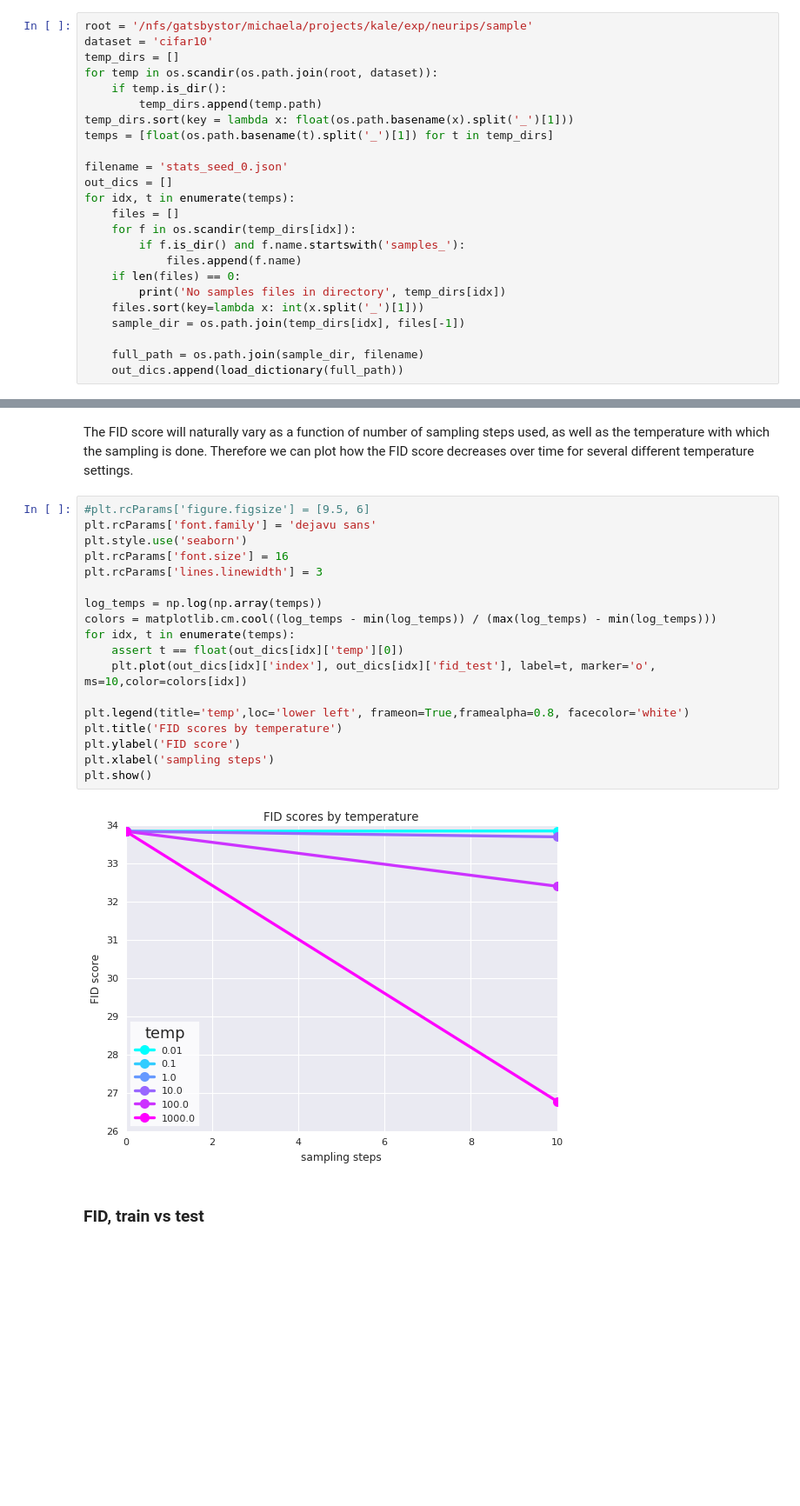
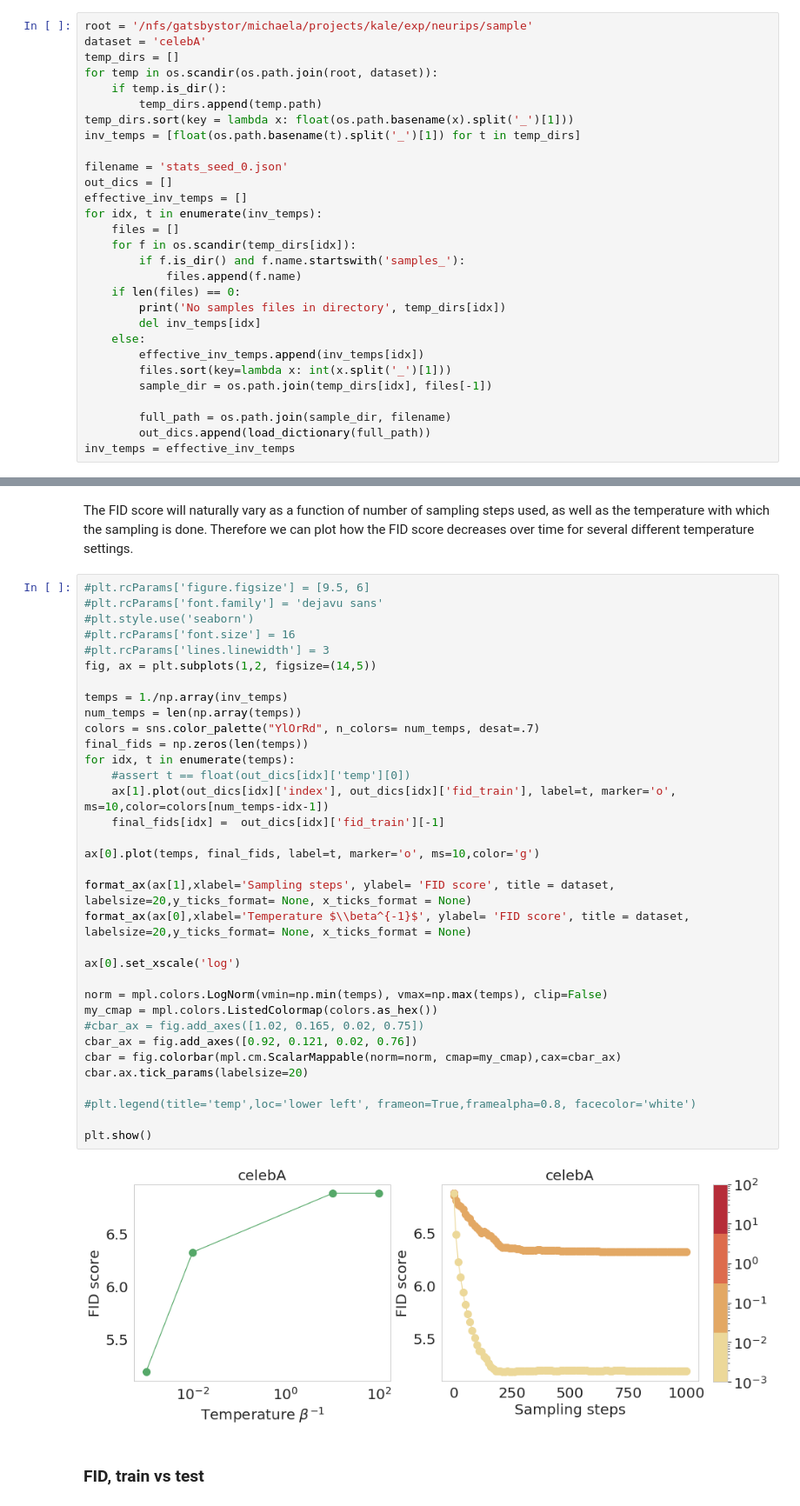
Before and after one commit to MichaelArbel/GeneralizedEBM, a Jupyter notebook: notebooks/Sampling.ipynb, the cells around one changed output, grey strips where cells are left out. Shown at 87% size. Saved outputs shown, nothing was run; the diff lists cells and outputs as text; blank space fills up the shorter version.

```diff
--- a/notebooks/Sampling.ipynb
+++ b/notebooks/Sampling.ipynb
@@ -57,25 +75,30 @@ def save(n, ext='.pdf', save_figs=True, **kwargs):
 Here, we read in the appropriate directories to extract the results from each run, grouped by temperature, into the `temps` and `out_dics` objects.
 # %%
 root = '/nfs/gatsbystor/michaela/projects/kale/exp/neurips/sample'
-dataset = 'cifar10'
+dataset = 'celebA'
 temp_dirs = []
 for temp in os.scandir(os.path.join(root, dataset)):
     if temp.is_dir():
         temp_dirs.append(temp.path)
 temp_dirs.sort(key = lambda x: float(os.path.basename(x).split('_')[1]))
-temps = [float(os.path.basename(t).split('_')[1]) for t in temp_dirs]
+inv_temps = [float(os.path.basename(t).split('_')[1]) for t in temp_dirs]
 
 filename = 'stats_seed_0.json'
 out_dics = []
-for idx, t in enumerate(temps):
+effective_inv_temps = []
+for idx, t in enumerate(inv_temps):
     files = []
     for f in os.scandir(temp_dirs[idx]):
         if f.is_dir() and f.name.startswith('samples_'):
             files.append(f.name)
     if len(files) == 0:
         print('No samples files in directory', temp_dirs[idx])
-    files.sort(key=lambda x: int(x.split('_')[1]))
-    sample_dir = os.path.join(temp_dirs[idx], files[-1])
+        del inv_temps[idx]
+    else:
+        effective_inv_temps.append(inv_temps[idx])
+        files.sort(key=lambda x: int(x.split('_')[1]))
+        sample_dir = os.path.join(temp_dirs[idx], files[-1])
 
-    full_path = os.path.join(sample_dir, filename)
-    out_dics.append(load_dictionary(full_path))
+        full_path = os.path.join(sample_dir, filename)
+        out_dics.append(load_dictionary(full_path))
+inv_temps = effective_inv_temps
@@ -90,24 +115,40 @@ The FID score will naturally vary as a function of number of sampling steps used
 Therefore we can plot how the FID score decreases over time for several different temperature settings.
 # %%
 #plt.rcParams['figure.figsize'] = [9.5, 6]
-plt.rcParams['font.family'] = 'dejavu sans'
-plt.style.use('seaborn')
-plt.rcParams['font.size'] = 16
-plt.rcParams['lines.linewidth'] = 3
+#plt.rcParams['font.family'] = 'dejavu sans'
+#plt.style.use('seaborn')
+#plt.rcParams['font.size'] = 16
+#plt.rcParams['lines.linewidth'] = 3
+fig, ax = plt.subplots(1,2, figsize=(14,5))
 
-log_temps = np.log(np.array(temps))
-colors = matplotlib.cm.cool((log_temps - min(log_temps)) / (max(log_temps) - min(log_temps)))
+temps = 1./np.array(inv_temps)
+num_temps = len(np.array(temps))
+colors = sns.color_palette("YlOrRd", n_colors= num_temps, desat=.7)
+final_fids = np.zeros(len(temps))
 for idx, t in enumerate(temps):
-    assert t == float(out_dics[idx]['temp'][0])
-    plt.plot(out_dics[idx]['index'], out_dics[idx]['fid_test'], label=t, marker='o', ms=10,color=colors[idx])
+    #assert t == float(out_dics[idx]['temp'][0])
+    ax[1].plot(out_dics[idx]['index'], out_dics[idx]['fid_train'], label=t, marker='o', ms=10,color=colors[num_temps-idx-1])
+    final_fids[idx] =  out_dics[idx]['fid_train'][-1]
 
-plt.legend(title='temp',loc='lower left', frameon=True,framealpha=0.8, facecolor='white')
-plt.title('FID scores by temperature')
-plt.ylabel('FID score')
-plt.xlabel('sampling steps')
+ax[0].plot(temps, final_fids, label=t, marker='o', ms=10,color='g')
+
+format_ax(ax[1],xlabel='Sampling steps', ylabel= 'FID score', title = dataset, labelsize=20,y_ticks_format= None, x_ticks_format = None)
+format_ax(ax[0],xlabel='Temperature $\\beta^{-1}$', ylabel= 'FID score', title = dataset, labelsize=20,y_ticks_format= None, x_ticks_format = None)
+
+ax[0].set_xscale('log')
+
+norm = mpl.colors.LogNorm(vmin=np.min(temps), vmax=np.max(temps), clip=False)
+my_cmap = mpl.colors.ListedColormap(colors.as_hex())
+#cbar_ax = fig.add_axes([1.02, 0.165, 0.02, 0.75])
+cbar_ax = fig.add_axes([0.92, 0.121, 0.02, 0.76])
+cbar = fig.colorbar(mpl.cm.ScalarMappable(norm=norm, cmap=my_cmap),cax=cbar_ax)
+cbar.ax.tick_params(labelsize=20)
+
+#plt.legend(title='temp',loc='lower left', frameon=True,framealpha=0.8, facecolor='white')
+
 plt.show()
 # %% [output]
-[figure, old version]
+[figure, new version]
 # %% [markdown]
 ### FID, train vs test
 # %% [markdown]
```
Also changed, not shown: parts of 4 cells of this notebook, 11 other files.
